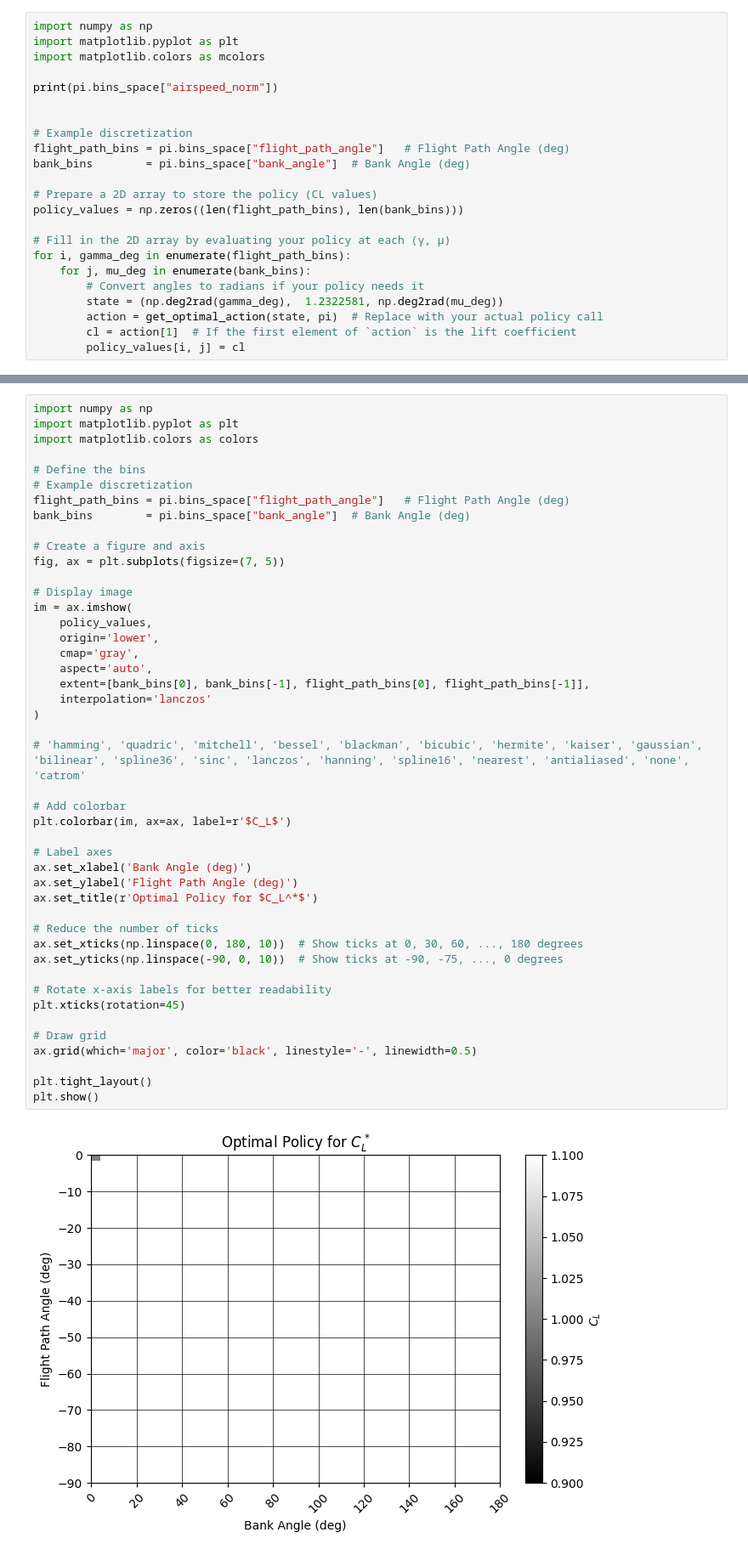
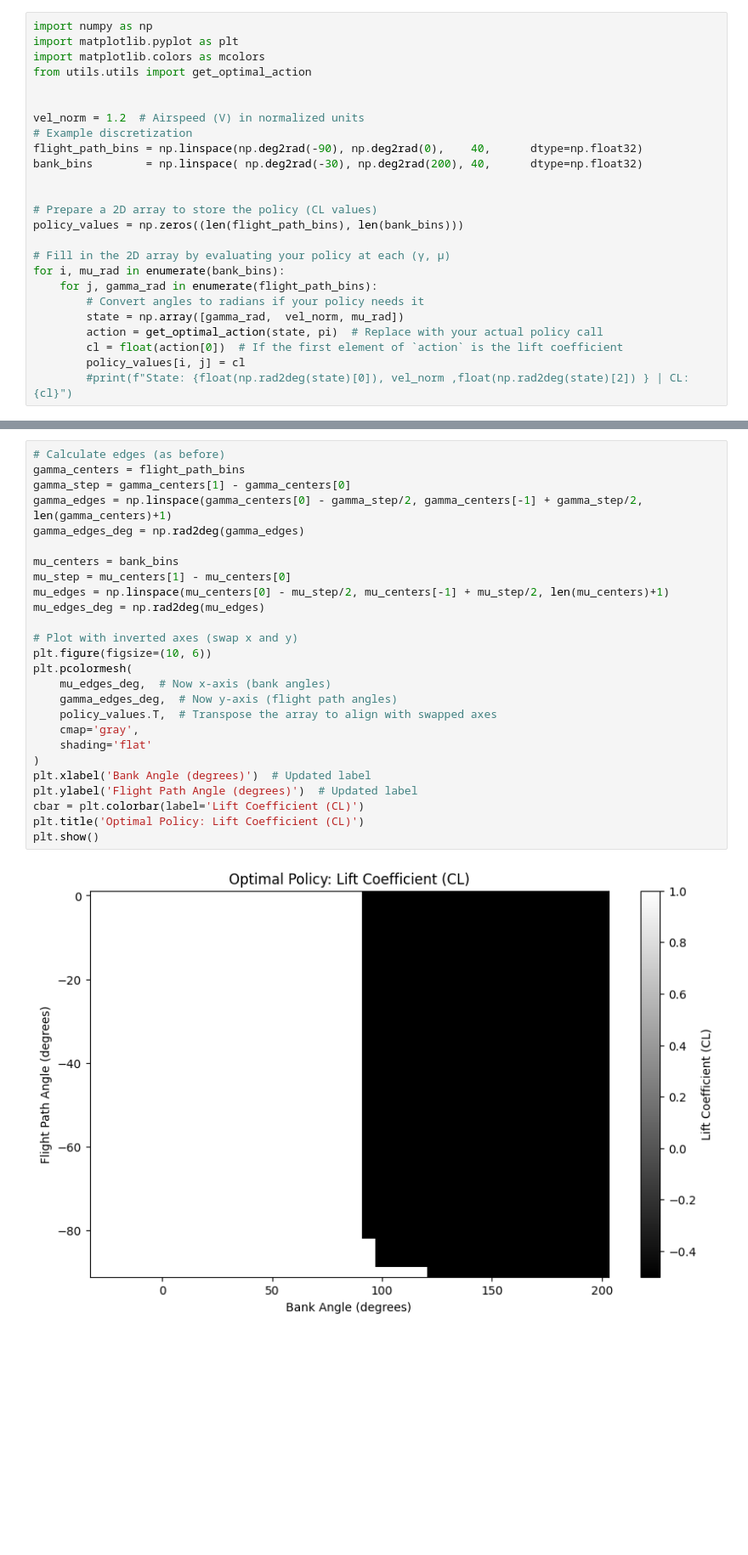
Before and after one commit to nicoRomeroCuruchet/DynamicProgramming, a Jupyter notebook: testing.ipynb, the cells around one changed output, grey strips where cells are left out. Shown at 85% size. Drawn from its saved outputs; the diff is of its cells as text; blank space fills up the shorter version.

```diff
--- a/testing.ipynb
+++ b/testing.ipynb
@@ -318,22 +171,24 @@ Action: [-0.5    0.075] | Reward: -3.0361403800538653 |                 State: (
 import numpy as np
 import matplotlib.pyplot as plt
 import matplotlib.colors as mcolors
-
-print(pi.bins_space["airspeed_norm"])
+from utils.utils import get_optimal_action
 
 
+vel_norm = 1.2  # Airspeed (V) in normalized units
 # Example discretization
-flight_path_bins = pi.bins_space["flight_path_angle"]   # Flight Path Angle (deg)
-bank_bins        = pi.bins_space["bank_angle"]  # Bank Angle (deg)
+flight_path_bins = np.linspace(np.deg2rad(-90), np.deg2rad(0),    40,      dtype=np.float32)
+bank_bins        = np.linspace( np.deg2rad(-30), np.deg2rad(200), 40,      dtype=np.float32)
+
 
 # Prepare a 2D array to store the policy (CL values)
 policy_values = np.zeros((len(flight_path_bins), len(bank_bins)))
 
 # Fill in the 2D array by evaluating your policy at each (γ, μ)
-for i, gamma_deg in enumerate(flight_path_bins):
-    for j, mu_deg in enumerate(bank_bins):
+for i, mu_rad in enumerate(bank_bins):
+    for j, gamma_rad in enumerate(flight_path_bins):
         # Convert angles to radians if your policy needs it
-        state = (np.deg2rad(gamma_deg),  1.2322581, np.deg2rad(mu_deg))
+        state = np.array([gamma_rad,  vel_norm, mu_rad])
         action = get_optimal_action(state, pi)  # Replace with your actual policy call
-        cl = action[1]  # If the first element of `action` is the lift coefficient
+        cl = float(action[0])  # If the first element of `action` is the lift coefficient
         policy_values[i, j] = cl
+        #print(f"State: {float(np.rad2deg(state)[0]), vel_norm ,float(np.rad2deg(state)[2]) } | CL: {cl}")
@@ -347,47 +195,28 @@ for i, gamma_deg in enumerate(flight_path_bins):
 # %%
-import numpy as np
-import matplotlib.pyplot as plt
-import matplotlib.colors as colors
+# Calculate edges (as before)
+gamma_centers = flight_path_bins
+gamma_step = gamma_centers[1] - gamma_centers[0]
+gamma_edges = np.linspace(gamma_centers[0] - gamma_step/2, gamma_centers[-1] + gamma_step/2, len(gamma_centers)+1)
+gamma_edges_deg = np.rad2deg(gamma_edges)
 
-# Define the bins
-# Example discretization
-flight_path_bins = pi.bins_space["flight_path_angle"]   # Flight Path Angle (deg)
-bank_bins        = pi.bins_space["bank_angle"]  # Bank Angle (deg)
+mu_centers = bank_bins
+mu_step = mu_centers[1] - mu_centers[0]
+mu_edges = np.linspace(mu_centers[0] - mu_step/2, mu_centers[-1] + mu_step/2, len(mu_centers)+1)
+mu_edges_deg = np.rad2deg(mu_edges)
 
-# Create a figure and axis
-fig, ax = plt.subplots(figsize=(7, 5))
-
-# Display image
-im = ax.imshow(
-    policy_values,
-    origin='lower',
+# Plot with inverted axes (swap x and y)
+plt.figure(figsize=(10, 6))
+plt.pcolormesh(
+    mu_edges_deg,  # Now x-axis (bank angles)
+    gamma_edges_deg,  # Now y-axis (flight path angles)
+    policy_values.T,  # Transpose the array to align with swapped axes
     cmap='gray',
-    aspect='auto',
-    extent=[bank_bins[0], bank_bins[-1], flight_path_bins[0], flight_path_bins[-1]],
-    interpolation='lanczos'
+    shading='flat'
 )
-
-# 'hamming', 'quadric', 'mitchell', 'bessel', 'blackman', 'bicubic', 'hermite', 'kaiser', 'gaussian', 'bilinear', 'spline36', 'sinc', 'lanczos', 'hanning', 'spline16', 'nearest', 'antialiased', 'none', 'catrom'
-
-# Add colorbar
-plt.colorbar(im, ax=ax, label=r'$C_L$')
-
-# Label axes
-ax.set_xlabel('Bank Angle (deg)')
-ax.set_ylabel('Flight Path Angle (deg)')
-ax.set_title(r'Optimal Policy for $C_L^*$')
-
-# Reduce the number of ticks
-ax.set_xticks(np.linspace(0, 180, 10))  # Show ticks at 0, 30, 60, ..., 180 degrees
-ax.set_yticks(np.linspace(-90, 0, 10))  # Show ticks at -90, -75, ..., 0 degrees
-
-# Rotate x-axis labels for better readability
-plt.xticks(rotation=45)
-
-# Draw grid
-ax.grid(which='major', color='black', linestyle='-', linewidth=0.5)
-
-plt.tight_layout()
+plt.xlabel('Bank Angle (degrees)')  # Updated label
+plt.ylabel('Flight Path Angle (degrees)')  # Updated label
+cbar = plt.colorbar(label='Lift Coefficient (CL)')
+plt.title('Optimal Policy: Lift Coefficient (CL)')
 plt.show()
 # %% [output]
-[figure, old version]
+[figure, new version]
```
Also changed, not shown: parts of 10 cells of this notebook, 3 other files.
